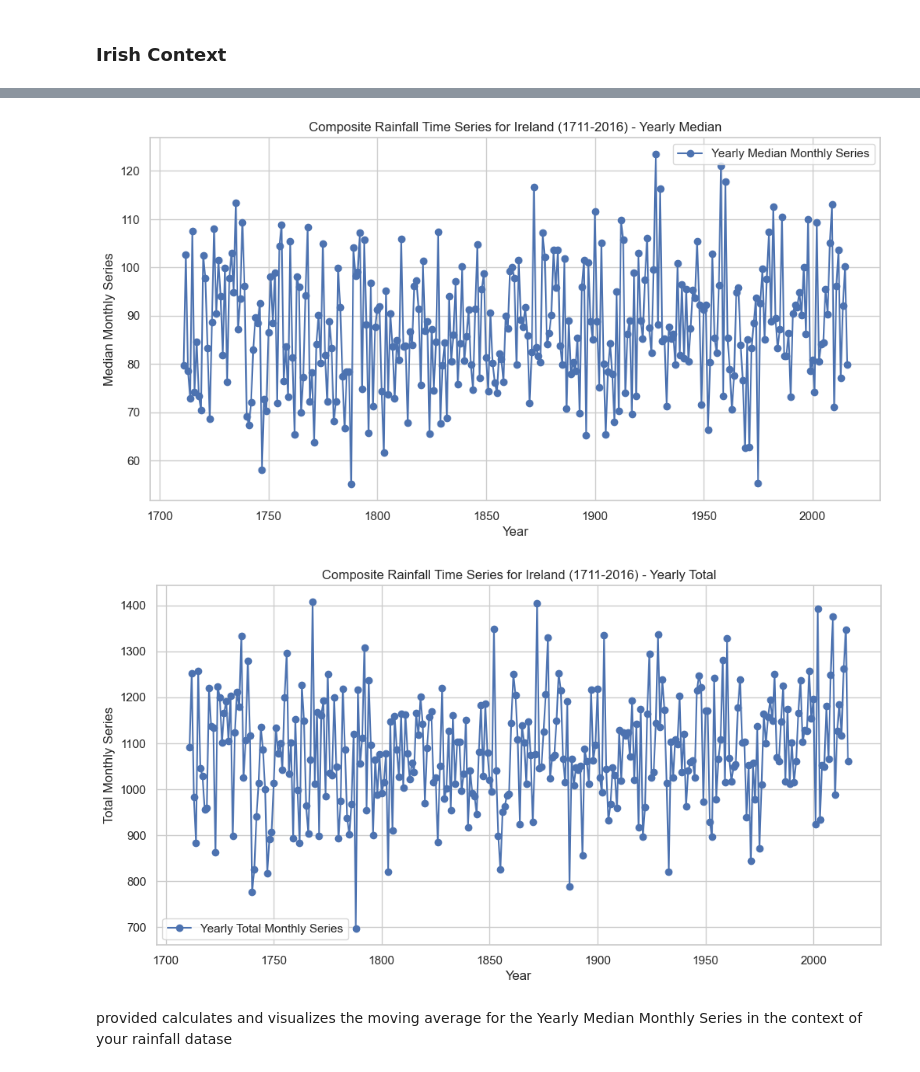
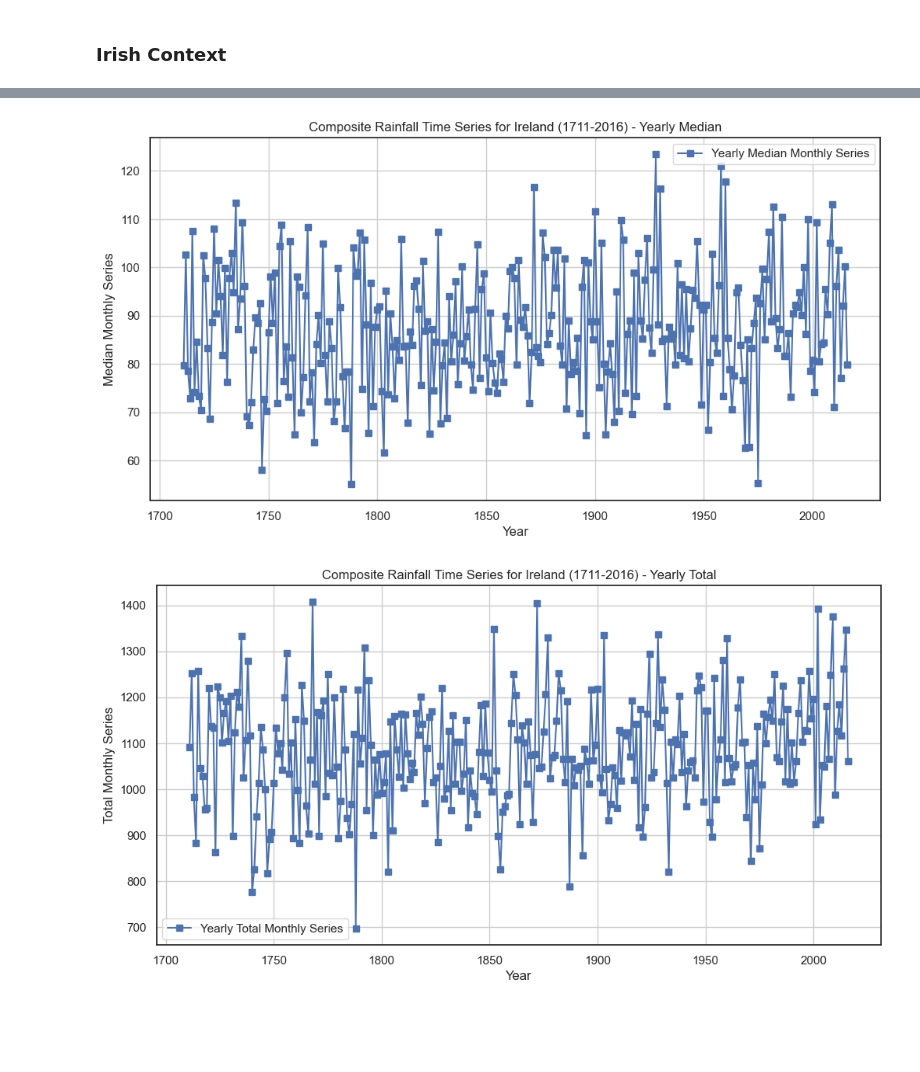
Before and after one commit to Sarahlouhast/Programming-for-Data-Analytics-Project-2, a Jupyter notebook: project.ipynb, the cells around one changed output, grey strips where cells are left out. Cells and saved outputs as stored; diff of their text form; code cells hidden in the pictures; blank space fills up the shorter version.

```diff
--- a/project.ipynb
+++ b/project.ipynb
@@ -586,0 +623,33 @@ max    2023.000000    1.440000
+# %%
+# Compare recent data trends using Global time series for temportature anomalies and compare with recent CO2 data
+# Set Seaborn style
+sns.set(style="white")
+
+# Create subplots
+fig, ax1 = plt.subplots(figsize=(12, 6))
+
+# Plot CO2 data on the left axis without markers
+sns.lineplot(x='Year', y='CO2 (ppmv)', data=co2mlo, color='blue', ci=None, label='CO2 Concentration (ppmv)', ax=ax1)
+
+# Set the y-axis label for the left axis
+ax1.set_ylabel('CO2 Concentration (ppmv)', color='blue')
+
+# Create a second y-axis on the right side
+ax2 = ax1.twinx()
+
+# Plot temperature data on the right axis without markers
+sns.lineplot(x='Year', y='Anomaly', data=global_temp, color='orange', ci=None, label='Temperature', ax=ax2)
+
+# Set the y-axis label for the right axis
+ax2.set_ylabel('Temperature', color='orange')
+
+# Adding labels and title
+plt.xlabel('Year')
+plt.title('CO2 and Temperature Recent Years')
+
+# Show legend for both lines
+lines, labels = ax1.get_legend_handles_labels()
+lines2, labels2 = ax2.get_legend_handles_labels()
+ax2.legend(lines + lines2, labels + labels2, loc='upper left')
+
+plt.show()
@@ -782,21 +1044,21 @@ plt.show()
 # %%
-# Yearly Median: Provides information about the central tendency of monthly series for each year.
+# Plot Yearly Median - Provides information about the central tendency of monthly series for each year.
 # aggregate the data by year and calculate the yearly median
 yearly_median = rainfall_ie.groupby('Year')['Median montly series'].median().reset_index()
 
 # Plotting the Median monthly series on a yearly basis
 plt.figure(figsize=(12, 6))
-plt.plot(yearly_median['Year'], yearly_median['Median montly series'], label='Yearly Median Monthly Series', marker='o')
+plt.plot(yearly_median['Year'], yearly_median['Median montly series'], label='Yearly Median Monthly Series', marker='s')
 
 # Adding labels and title
 plt.xlabel('Year')
 plt.ylabel('Median Monthly Series')
 plt.title('Composite Rainfall Time Series for Ireland (1711-2016) - Yearly Median')
 plt.legend()
 plt.grid(True)
 plt.show()
 # %% [output]
-[figure, old version]
+[figure, new version]
 # %%
 # Yearly Total: Provides information about the total amount of rainfall for each year
 # Aggregate the data by year and calculate the yearly total
@@ -804,7 +1066,7 @@ yearly_total = rainfall_ie.groupby('Year')['Median montly series'].sum().reset_i
 
 # Plotting the Yearly Total Monthly Series
 plt.figure(figsize=(12, 6))
-plt.plot(yearly_total['Year'], yearly_total['Median montly series'], label='Yearly Total Monthly Series', marker='o')
+plt.plot(yearly_total['Year'], yearly_total['Median montly series'], label='Yearly Total Monthly Series', marker='s')
 
 # Adding labels and title
 plt.xlabel('Year')
@@ -814,9 +1076,7 @@ plt.legend()
 plt.grid(True)
 plt.show()
 # %% [output]
-[figure, old version]
+[figure, new version]
-# %% [markdown]
-provided calculates and visualizes the moving average for the Yearly Median Monthly Series in the context of your rainfall datase
 # %%
 # Calculate the average precipitation per year
 avg_precipitation_per_year = rainfall_ie.groupby('Year')['Median montly series'].mean().reset_index()
```
Also changed, not shown: parts of 61 cells of this notebook, 18 other files.
